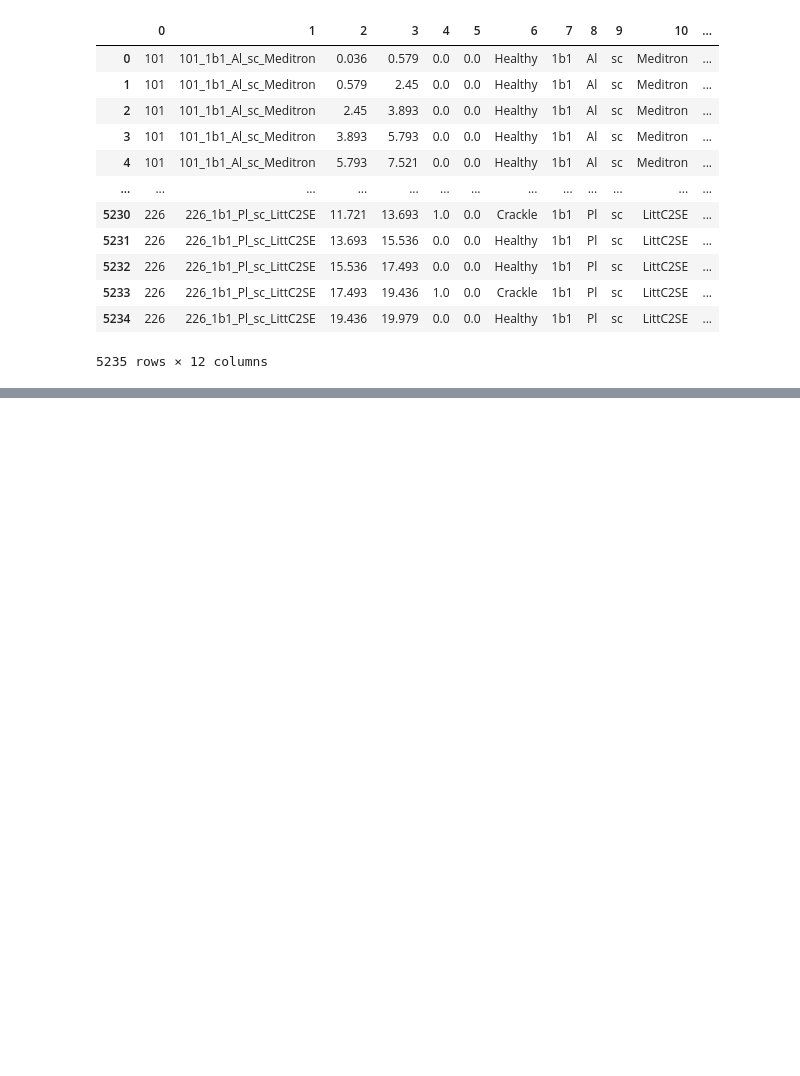
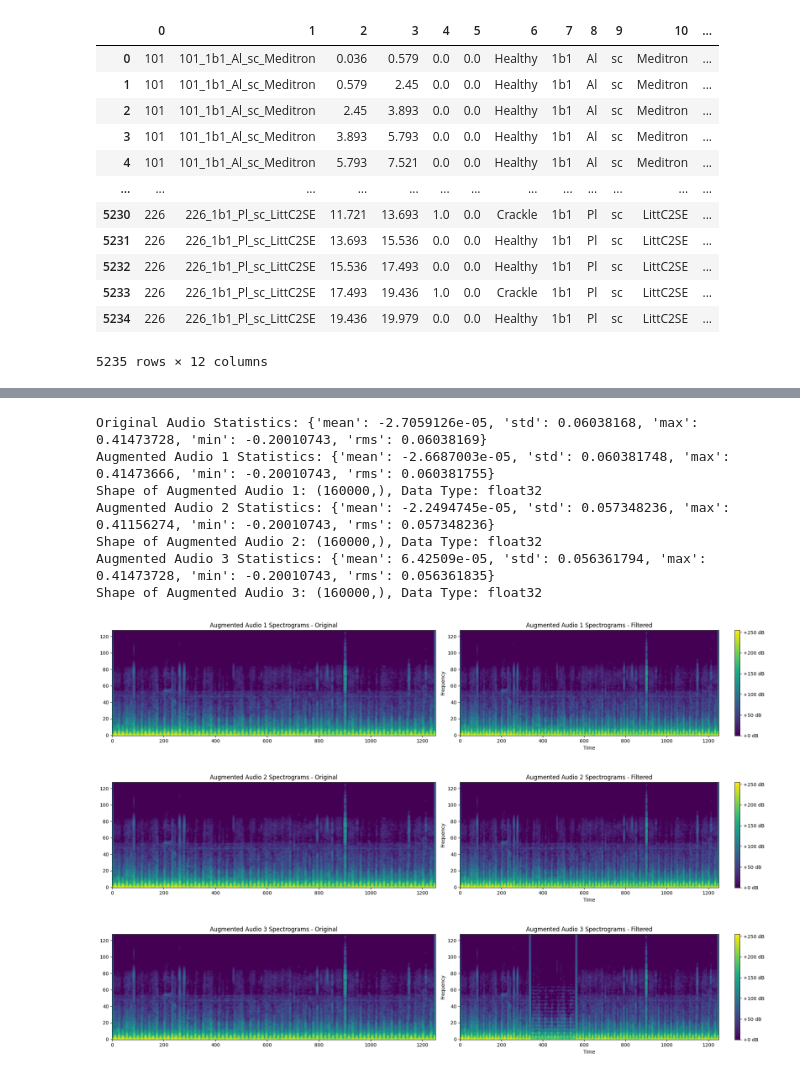
Before and after one commit to JGaldeano12/respiratory-disease-detection-audio-dl, a Jupyter notebook: src/notebooks/Testing.ipynb, the cells around one changed output, grey strips where cells are left out. Saved outputs shown, nothing was run; the diff lists cells and outputs as text; code cells hidden in the pictures; blank space fills up the shorter version.

```diff
--- a/src/notebooks/Testing.ipynb
+++ b/src/notebooks/Testing.ipynb
@@ -32,0 +134,43 @@ df
+# %%
+import nlpaug.augmenter.audio as naa
+
+def gen_augmented(original, sample_rate):
+    augment_list = [naa.NoiseAug(zone=(0.0, 1.0), coverage=0.3, color='pink'), naa.LoudnessAug(factor=(0.8, 1.2)), naa.VtlpAug(sampling_rate = sample_rate, zone=(0.2, 0.8), coverage=0.3)]
+    augmented_audio_list = []
+    for tecnica in augment_list:
+        augmented = np.array(tecnica.augment(original))
+        augmented = np.squeeze(augmented)
+        if len(augmented) != len(original):
+            if len(augmented) > len(original):
+                augmented = augmented[:len(original)]
+            else:
+                augmented = np.pad(augmented, (0, len(original) - len(augmented)))
+        augmented_audio_list.append(augmented)
+    return augmented_audio_list
+
+# Example usage:
+audio, sr = librosa.load('/app/data/raw/101_1b1_Al_sc_Meditron.wav', sr=8000)
+augmented_audios = gen_augmented(audio, sr)
+
+print(f"Original Audio Statistics: {compute_stats(audio)}")
+
+# Compute statistics for the augmented audio signals
+for i, augmented in enumerate(augmented_audios):
+    stats_augmented = compute_stats(augmented)
+    print(f"Augmented Audio {i+1} Statistics:", stats_augmented)
+    print(f"Shape of Augmented Audio {i+1}: {augmented.shape}, Data Type: {augmented.dtype}")
+
+# Plot spectrograms for the original and augmented audio signals
+for i, augmented in enumerate(augmented_audios):
+    plot_spectrogram(audio, np.array(augmented), sr, f"Augmented Audio {i+1} Spectrograms")
+# %% [output]
+Original Audio Statistics: {'mean': -2.7059126e-05, 'std': 0.06038168, 'max': 0.41473728, 'min': -0.20010743, 'rms': 0.06038169}
+Augmented Audio 1 Statistics: {'mean': -2.6687003e-05, 'std': 0.060381748, 'max': 0.41473666, 'min': -0.20010743, 'rms': 0.060381755}
+Shape of Augmented Audio 1: (160000,), Data Type: float32
+Augmented Audio 2 Statistics: {'mean': -2.2494745e-05, 'std': 0.057348236, 'max': 0.41156274, 'min': -0.20010743, 'rms': 0.057348236}
+Shape of Augmented Audio 2: (160000,), Data Type: float32
+Augmented Audio 3 Statistics: {'mean': 6.42509e-05, 'std': 0.056361794, 'max': 0.41473728, 'min': -0.20010743, 'rms': 0.056361835}
+Shape of Augmented Audio 3: (160000,), Data Type: float32
+[figure, added]
+[figure, added]
+[figure, added]
```
Also changed, not shown: parts of 6 cells of this notebook, 17 other files.
